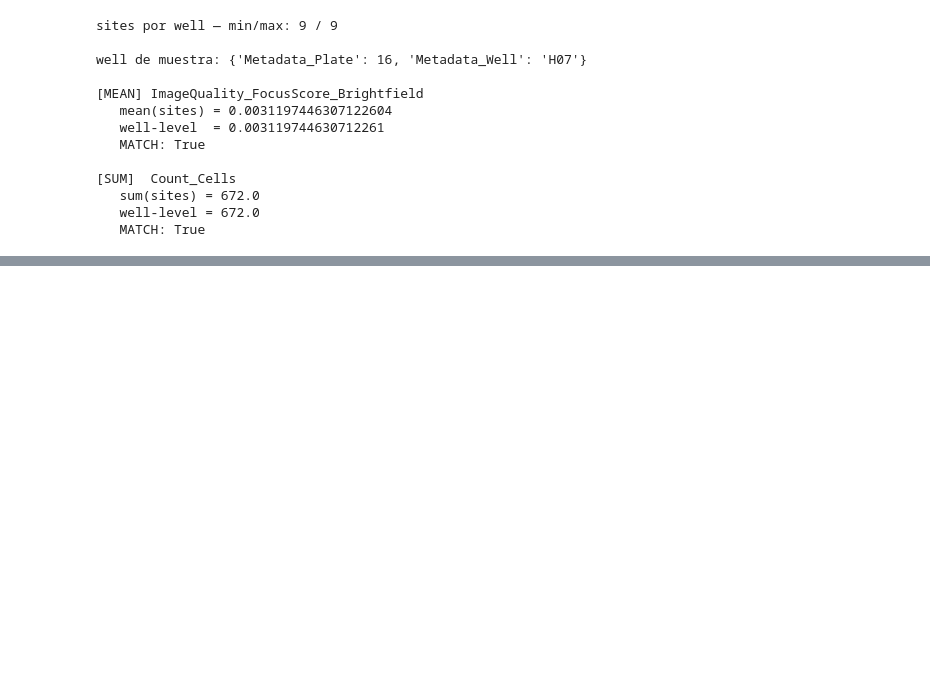
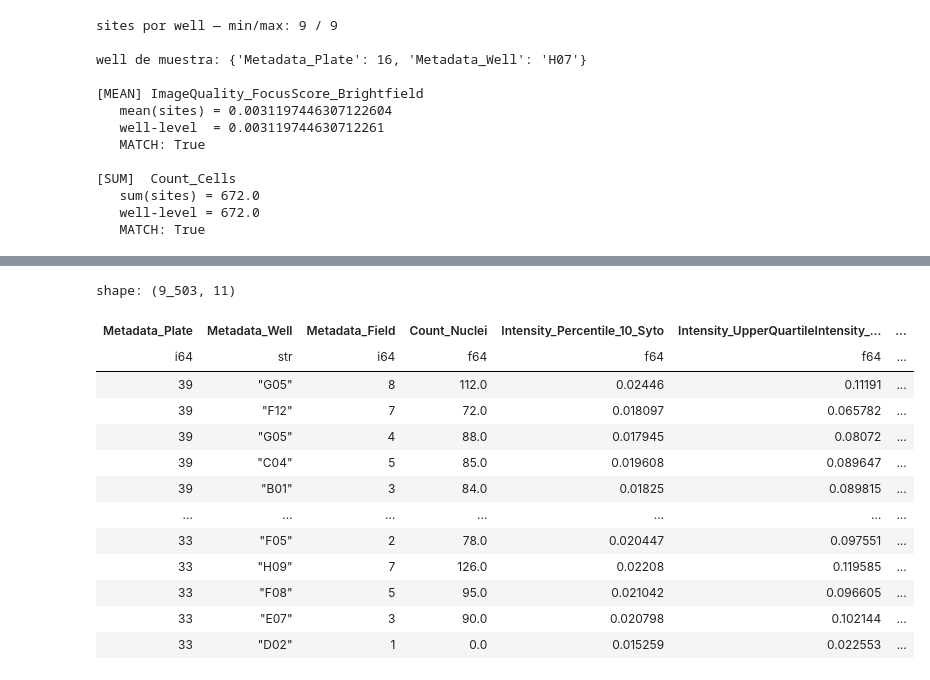
Before and after one commit to As337N/Cellprofiler_production_MAINCE, a Jupyter notebook: CellProfiler_pipeline/Code/tests.ipynb, the cells around one changed output, grey strips where cells are left out. Drawn from its saved outputs; the diff is of its cells as text; code cells hidden in the pictures; blank space fills up the shorter version.

```diff
--- a/CellProfiler_pipeline/Code/tests.ipynb
+++ b/CellProfiler_pipeline/Code/tests.ipynb
@@ -149,0 +138,24 @@ shape: (5, 83)
+# %%
+img = pl.read_parquet(path_C4)
+cols = ["Metadata_Plate", "Metadata_Well", "Metadata_Field", "Count_Nuclei",
+        "Intensity_Percentile_10_Syto", "Intensity_UpperQuartileIntensity_Syto",
+        "Intensity_MeanIntensity_Syto", "Intensity_MedianIntensity_Syto", "ImageQuality_TotalIntensity_Syto", "ImageQuality_TotalArea_Syto",
+        "Intensity_Percentile_90_Syto"]
+# %%
+img2 = img[cols]
+img2
+# %% [output]
+shape: (9_503, 11)
+| Metadata_Plate | Metadata_Well | Metadata_Field | Count_Nuclei | Intensity_Percentile_10_Syto | Intensity_UpperQuartileIntensity_... | ... |
+| i64 | str | i64 | f64 | f64 | f64 | ... |
+| 39 | "G05" | 8 | 112.0 | 0.02446 | 0.11191 | ... |
+| 39 | "F12" | 7 | 72.0 | 0.018097 | 0.065782 | ... |
+| 39 | "G05" | 4 | 88.0 | 0.017945 | 0.08072 | ... |
+| 39 | "C04" | 5 | 85.0 | 0.019608 | 0.089647 | ... |
+| 39 | "B01" | 3 | 84.0 | 0.01825 | 0.089815 | ... |
+| … | … | … | … | … | … | ... |
+| 33 | "F05" | 2 | 78.0 | 0.020447 | 0.097551 | ... |
+| 33 | "H09" | 7 | 126.0 | 0.02208 | 0.119585 | ... |
+| 33 | "F08" | 5 | 95.0 | 0.021042 | 0.096605 | ... |
+| 33 | "E07" | 3 | 90.0 | 0.020798 | 0.102144 | ... |
+| 33 | "D02" | 1 | 0.0 | 0.015259 | 0.022553 | ... |
```
Also changed, not shown: parts of 14 cells of this notebook, 43 other files.
